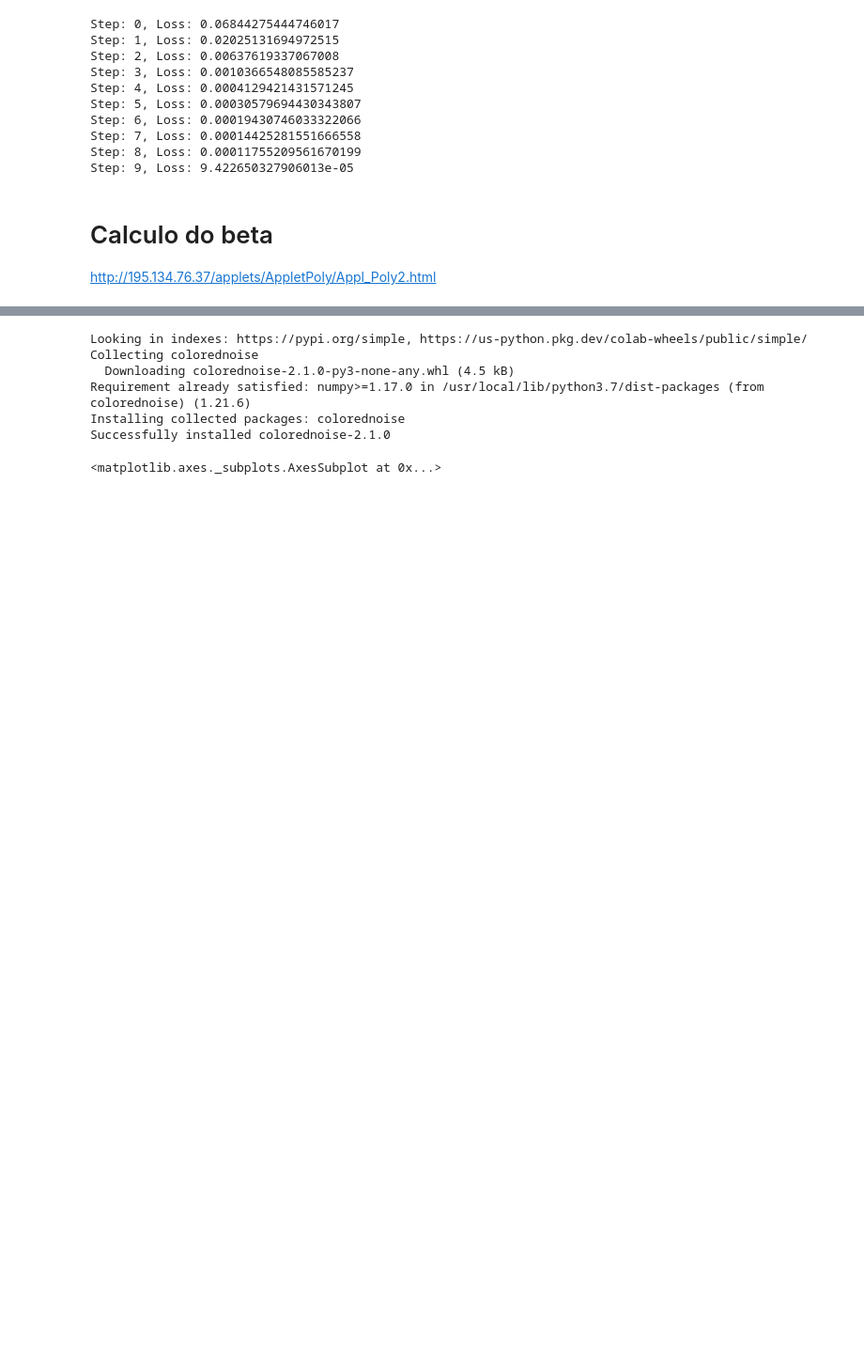
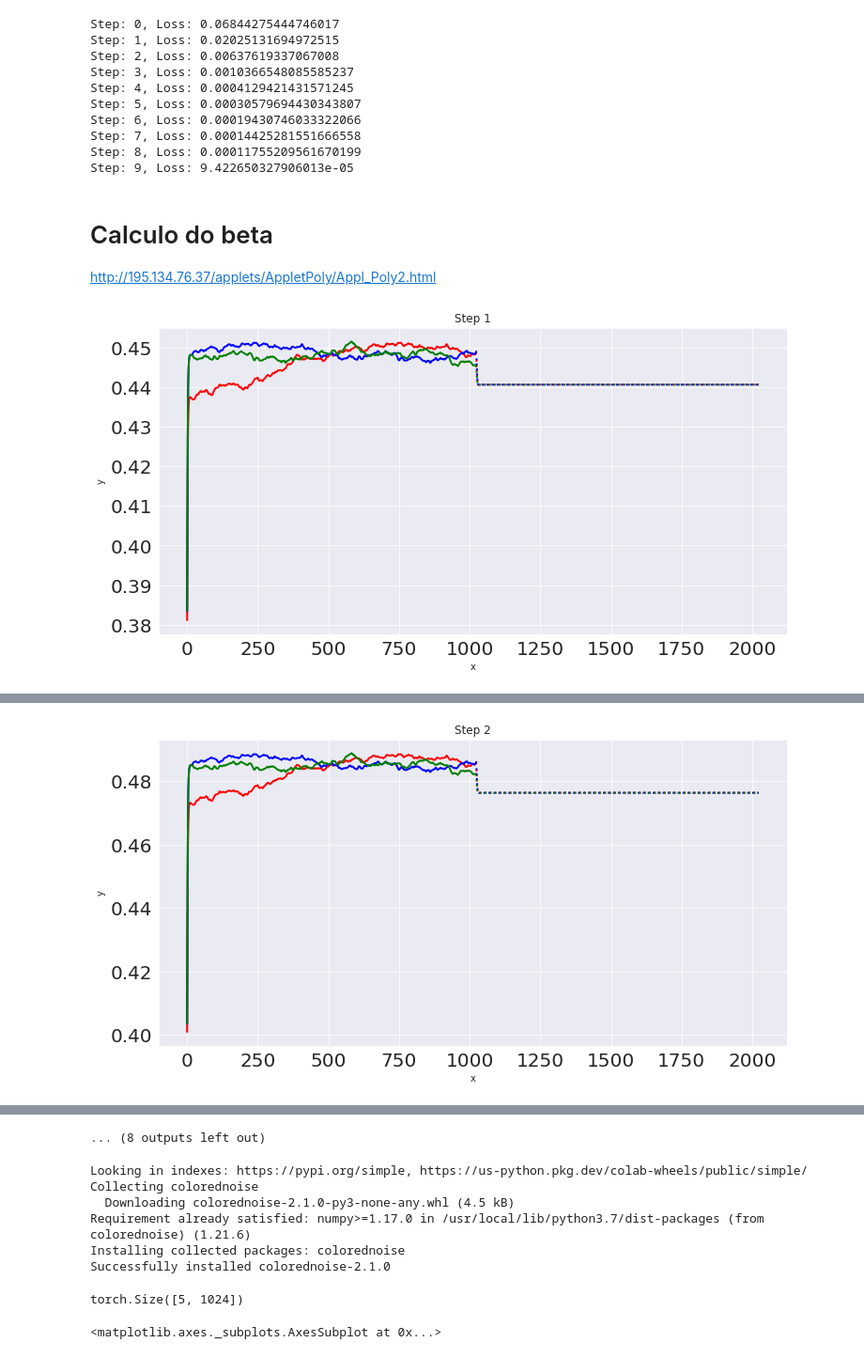
Before and after one commit to barauna-lo/Colored_Noise, a Jupyter notebook: CervejaGratis.ipynb, the cells around one changed output, grey strips where cells are left out. Shown at 94% size. Cells and saved outputs as stored; diff of their text form; code cells hidden in the pictures; blank space fills up the shorter version.

```diff
--- a/CervejaGratis.ipynb
+++ b/CervejaGratis.ipynb
@@ -298,5 +304,7 @@ trainX, trainY, trainX_test, trainY_test = torch.tensor(trainX), torch.tensor(tr
 # %%
 model = LSTM()
 optimiser = torch.optim.LBFGS(model.parameters(), lr=0.1)
 l = DBeta()
-training_loop(10, model, optimiser, l, trainX.float(), trainY.float(), trainX_test.float(), trainY_test.float())
+training_loop(10, model, optimiser, nn.MSELoss(), trainX.float(), trainY.float(), trainX_test.float(), trainY_test.float())
+# %% [output]
+[figure, added]
@@ -302,0 +312 @@ training_loop(10, model, optimiser, l, trainX.float(), trainY.float(), trainX_te
+[figure, added]
@@ -303,3 +322,4 @@ training_loop(10, model, optimiser, l, trainX.float(), trainY.float(), trainX_te
+... (8 outputs left out)
 # %%
 !pip install colorednoise
 import colorednoise as cn
@@ -310,5 +330,9 @@ Collecting colorednoise
 Requirement already satisfied: numpy>=1.17.0 in /usr/local/lib/python3.7/dist-packages (from colorednoise) (1.21.6)
 Installing collected packages: colorednoise
 Successfully installed colorednoise-2.1.0
+# %%
+trainX.shape
+# %% [output]
+torch.Size([5, 1024])
 # %%
 bet = 0
```
Also changed, not shown: parts of 4 cells of this notebook.
